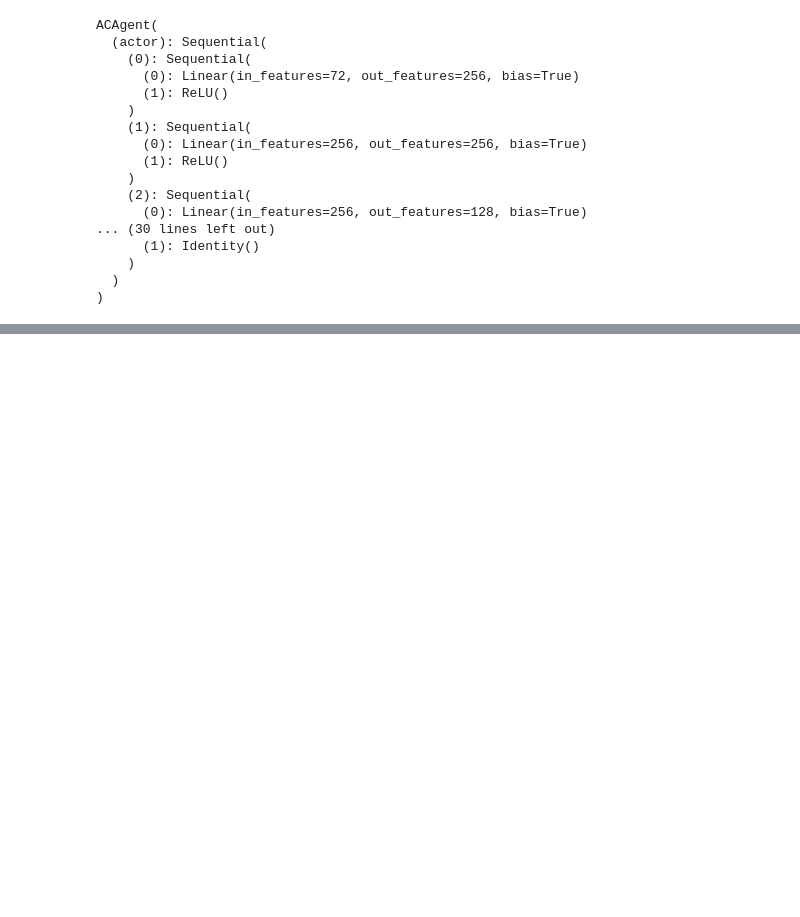
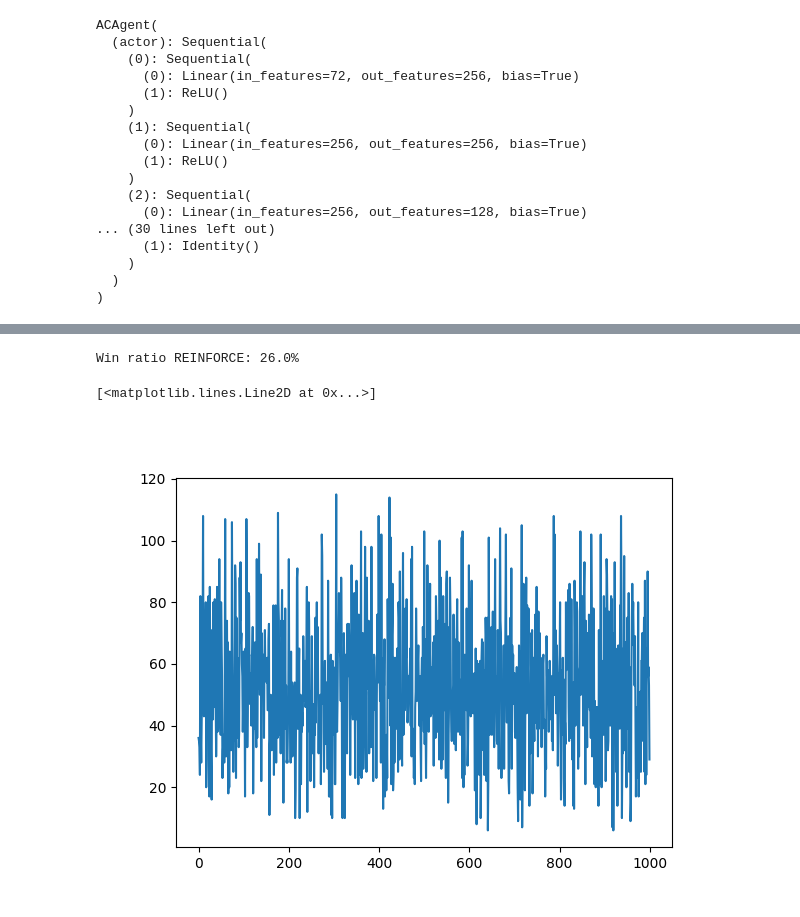
Before and after one commit to k-chr/CardGame, a Jupyter notebook: training.ipynb, the cells around one changed output, grey strips where cells are left out. Cells and saved outputs as stored; diff of their text form; code cells hidden in the pictures; blank space fills up the shorter version.

```diff
--- a/training.ipynb
+++ b/training.ipynb
@@ -246,6 +309,29 @@ KeyboardInterrupt:
-# %%
-game = CardGame(agent, *players, full_deck=False, display=False)
-test_loop = tqdm(range(100), desc='Episodes')
-for _ in test_loop:
-	wins += int(np.argmin(list(game.start().values())) == 0)
-print(f"Win ratio: {wins}%")
+# %%
+agent_2.training = False
+agent_2.set_loss_callback(lambda x:x)
+agent_2.qnet = t.load('reinforce.pkt')
+# %%
+wins = 0
+reinforce_wins = 0
+rewards = []
+reinforce_rewards = []
+game = CardGame(agent_2,RandomPlayer(), RandomPlayer(), RandomPlayer(), full_deck=False, display=False)
+test_loop = tqdm(range(EVAL_EPISODES), desc='Episodes')
+for _ in test_loop:
+	points = game.start()
+
+	#wins += int(np.min(list(points.values())) == points[agent])
+	reinforce_wins += int(np.min(list(points.values())) == points[agent_2])
+	#rewards.append(points[agent])
+	reinforce_rewards.append(points[agent_2])
+
+
+#print(f"Win ratio AC: {wins/(EVAL_EPISODES/100)}%")
+print(f"Win ratio REINFORCE: {reinforce_wins/(EVAL_EPISODES/100)}%")
+plt.figure()
+#plt.plot(rewards)
+plt.plot(reinforce_rewards)
+# %% [output]
+Win ratio REINFORCE: 26.0%
+[<matplotlib.lines.Line2D at 0x...>]
+[figure, added]
```
Also changed, not shown: parts of 19 cells of this notebook, 4 other files.
